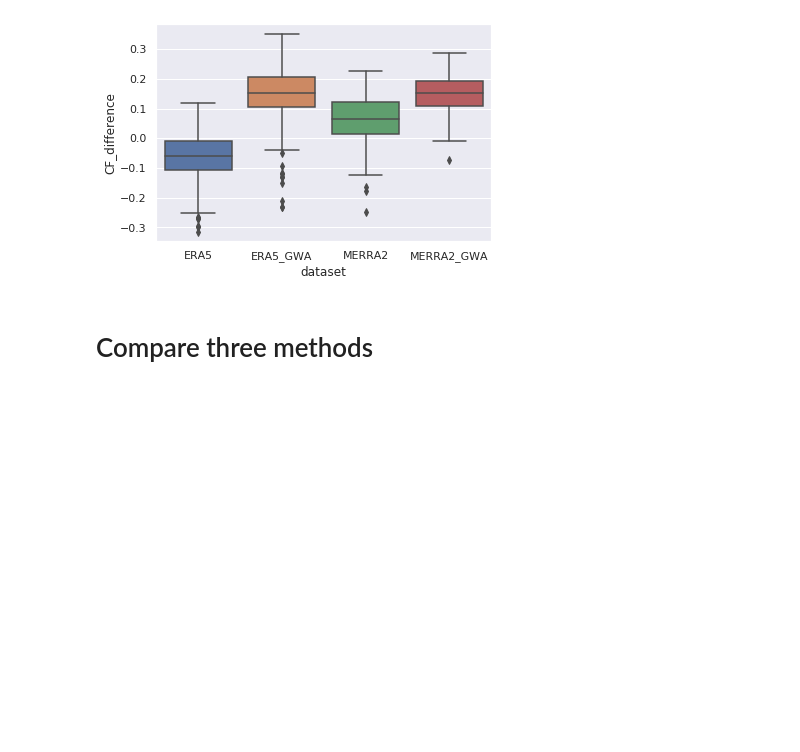
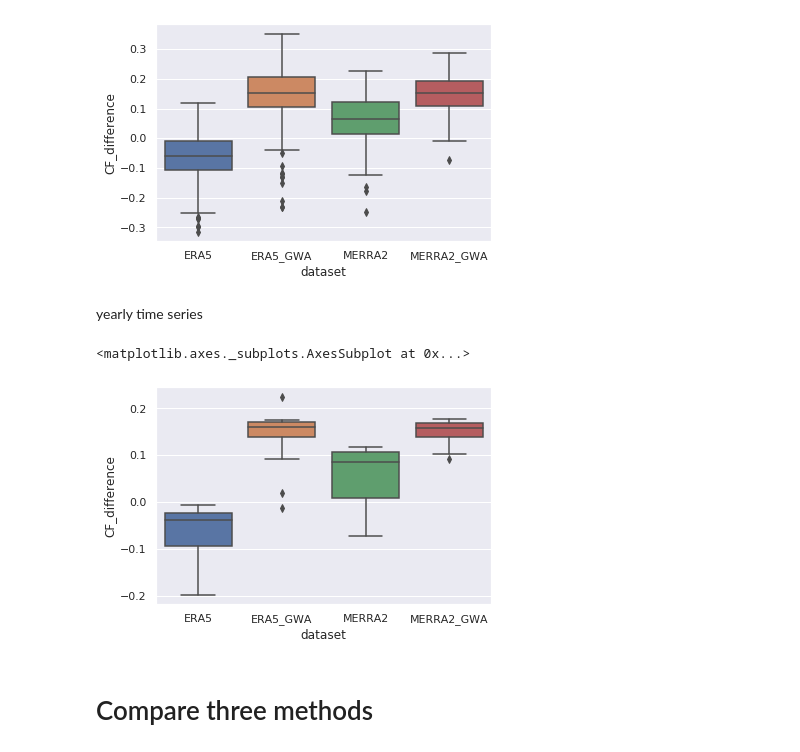
Before and after one commit to KatharinaGruber/windpower_GWA, a Jupyter notebook: USA/Analysis_IRENA.ipynb, the cells around one changed output. Drawn from its saved outputs; the diff is of its cells as text; code cells hidden in the pictures; blank space fills up the shorter version.

```diff
--- a/USA/Analysis_IRENA.ipynb
+++ b/USA/Analysis_IRENA.ipynb
@@ -190,3 +235,5 @@ cf_USAUUm = comp_USAm.div(cap_usaUm,axis=0).dropna()[1:] # first line has non us
+# %%
+cf_USAUUy = comp_USAy.div(cap_usaUy,axis=0).dropna()[1:]
 # %%
 cf_USAUUm.plot()
 # %% [output]
@@ -201,6 +248,17 @@ sns.boxplot(x = 'dataset',
 # %% [output]
 <matplotlib.axes._subplots.AxesSubplot at 0x...>
 [figure]
+# %% [markdown]
+yearly time series
+# %%
+df_difUUy = cf_USAUUy.subtract(cf_USAUUy.wp_obs,axis=0).drop('wp_obs',axis=1)
+sns.boxplot(x = 'dataset',
+            y = 'CF_difference',
+            data = df_difUUy.melt(var_name='dataset',
+                                  value_name='CF_difference'))
+# %% [output]
+<matplotlib.axes._subplots.AxesSubplot at 0x...>
+[figure, added]
 # %% [markdown]
 # Compare three methods
 # %%
```
Also changed, not shown: parts of 20 cells of this notebook.
